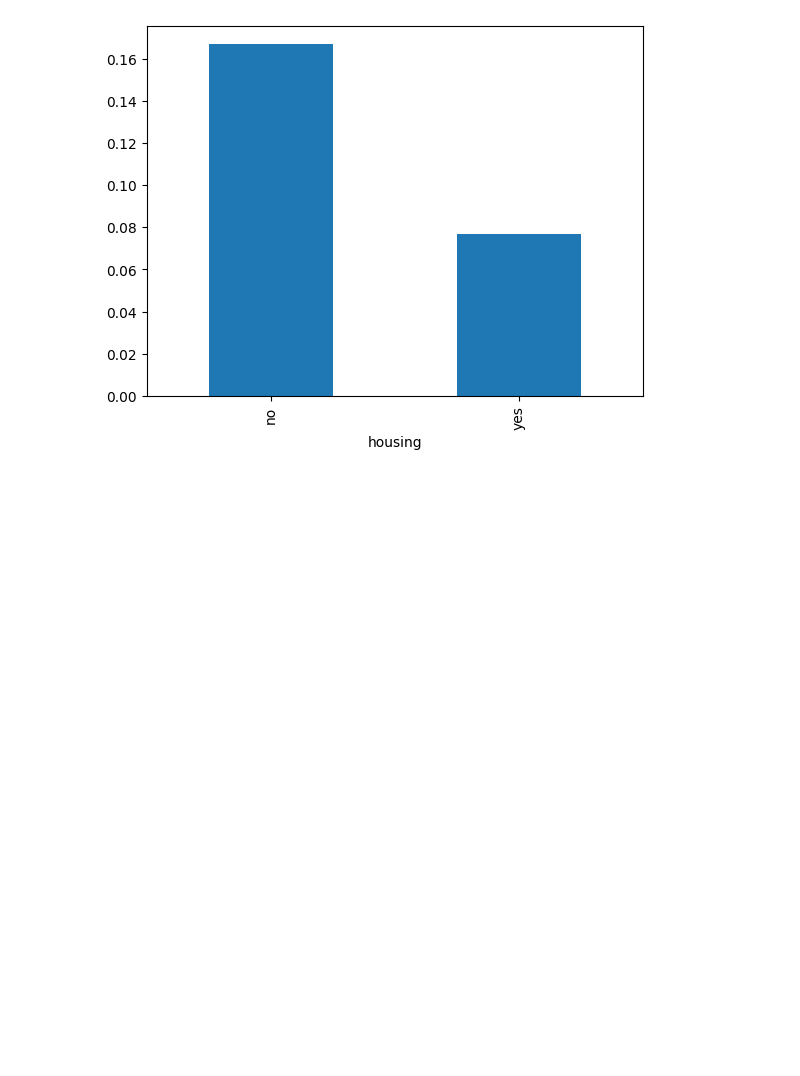
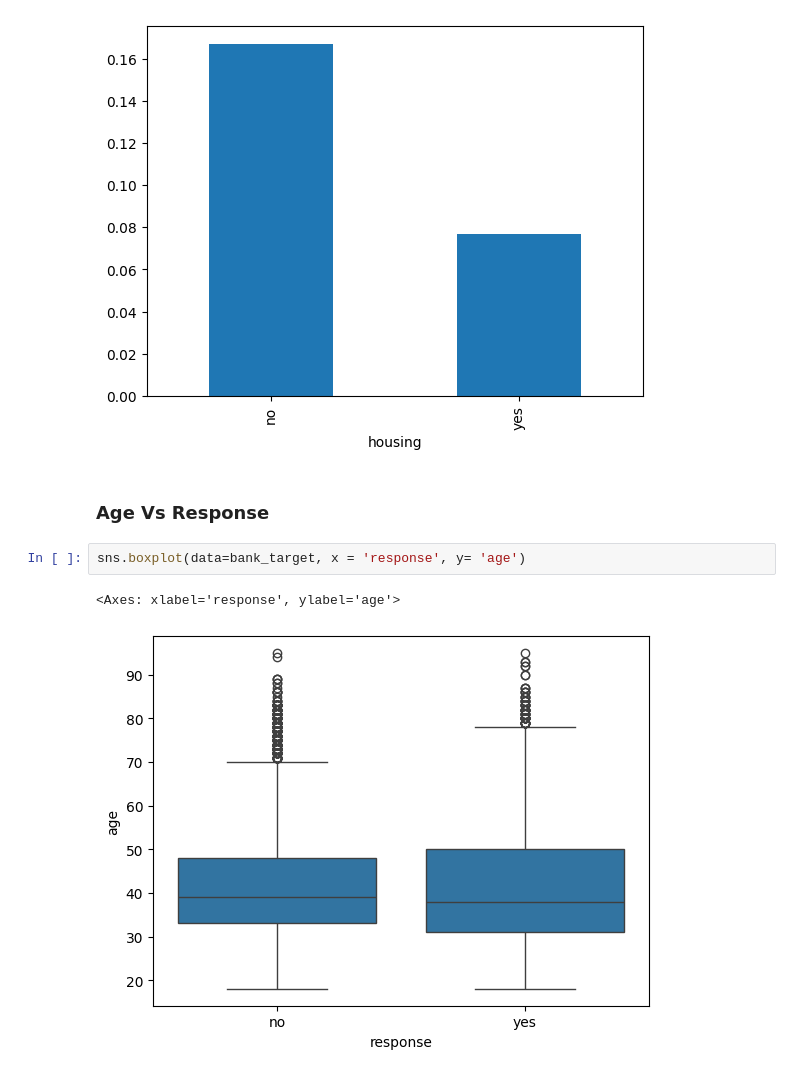
Before and after one commit to Rushank14/Python-Notebooks, a Jupyter notebook: notebooks/EDA.ipynb, the cells around one changed output. Saved outputs shown, nothing was run; the diff lists cells and outputs as text; blank space fills up the shorter version.

```diff
--- a/notebooks/EDA.ipynb
+++ b/notebooks/EDA.ipynb
@@ -840,3 +840,10 @@ bank_target.groupby('housing')['response_flag'].mean().plot.bar()
 # %% [output]
 <Axes: xlabel='housing'>
 [figure]
+# %% [markdown]
+### Age Vs Response
+# %%
+sns.boxplot(data=bank_target, x = 'response', y= 'age')
+# %% [output]
+<Axes: xlabel='response', ylabel='age'>
+[figure, added]
```
Also changed, not shown: parts of 7 cells of this notebook.
